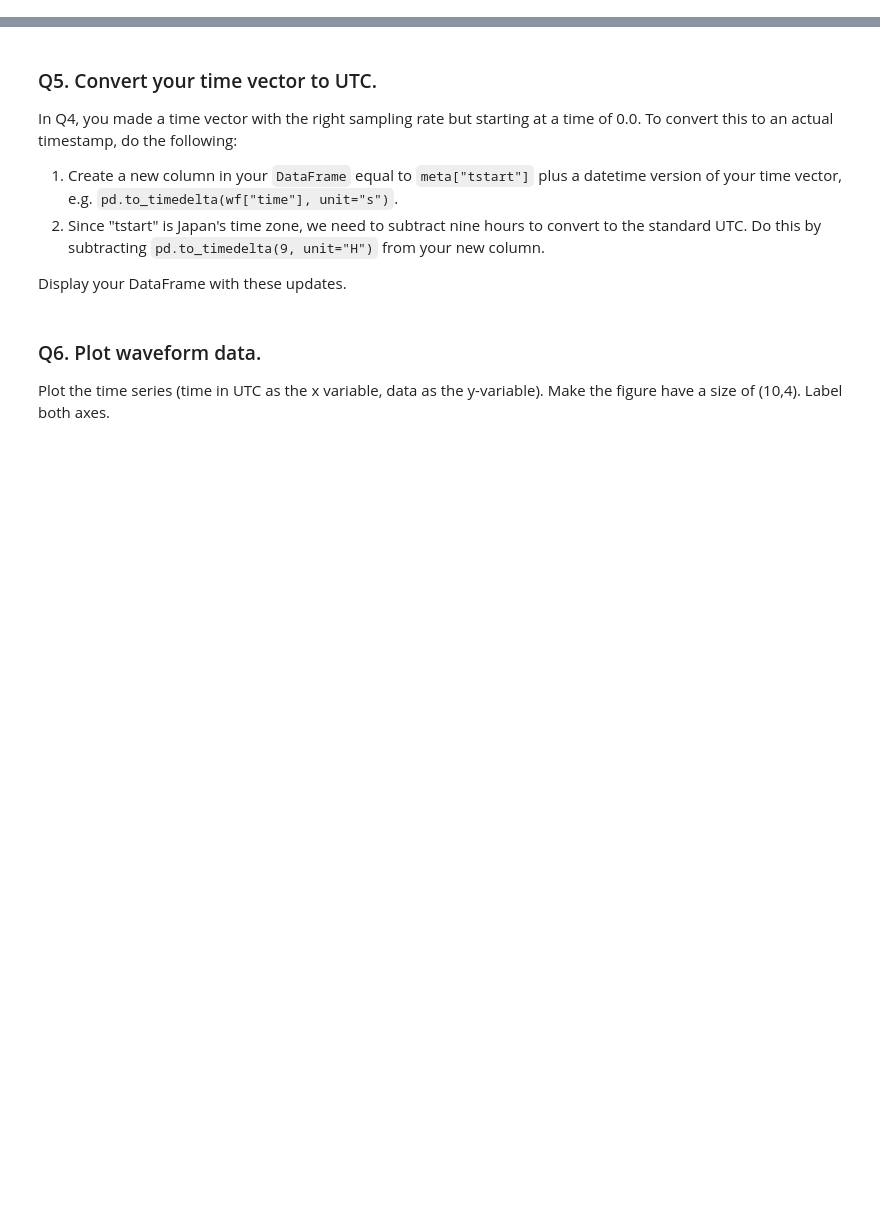
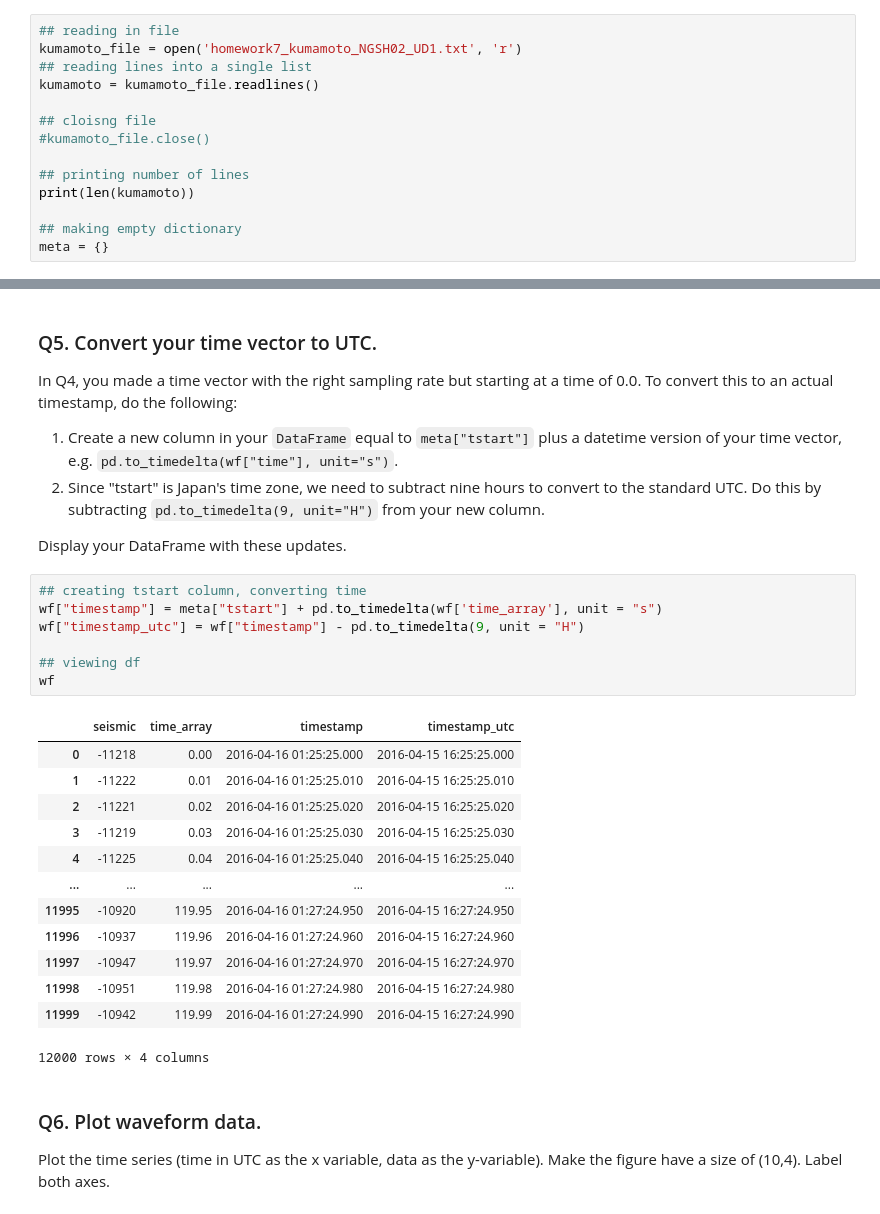
Before and after one commit to gshelor/GEOL679, a Jupyter notebook: Homework/HW7/GShelorHomework7_lectures_16-17.ipynb, the cells around one changed output, grey strips where cells are left out. Drawn from its saved outputs; the diff is of its cells as text; blank space fills up the shorter version.

```diff
--- a/Homework/HW7/GShelorHomework7_lectures_16-17.ipynb
+++ b/Homework/HW7/GShelorHomework7_lectures_16-17.ipynb
@@ -15,3 +19,17 @@ The file "homework7_kumamoto_NGSH02_UD1.txt" contains waveform information for t
 1. Read all the lines in the file into a single list.
 2. Print the total number of lines.
 3. Make a dictionary called "meta" (empty for now) that we will use to store "metadata" (auxiliary information / descriptive data about a dataset itself) for the waveform in subsequent problems.
+# %%
+## reading in file
+kumamoto_file = open('homework7_kumamoto_NGSH02_UD1.txt', 'r')
+## reading lines into a single list
+kumamoto = kumamoto_file.readlines()
+
+## cloisng file
+#kumamoto_file.close()
+
+## printing number of lines
+print(len(kumamoto))
+
+## making empty dictionary
+meta = {}
@@ -57,6 +146,27 @@ In Q4, you made a time vector with the right sampling rate but starting at a tim
 2. Since "tstart" is Japan's time zone, we need to subtract nine hours to convert to the standard UTC. Do this by subtracting `pd.to_timedelta(9, unit="H")` from your new column.
 
 Display your DataFrame with these updates.
+# %%
+## creating tstart column, converting time
+wf["timestamp"] = meta["tstart"] + pd.to_timedelta(wf['time_array'], unit = "s")
+wf["timestamp_utc"] = wf["timestamp"] - pd.to_timedelta(9, unit = "H")
+
+## viewing df
+wf
+# %% [output]
+|  | seismic | time_array | timestamp | timestamp_utc |
+| 0 | -11218 | 0.00 | 2016-04-16 01:25:25.000 | 2016-04-15 16:25:25.000 |
+| 1 | -11222 | 0.01 | 2016-04-16 01:25:25.010 | 2016-04-15 16:25:25.010 |
+| 2 | -11221 | 0.02 | 2016-04-16 01:25:25.020 | 2016-04-15 16:25:25.020 |
+| 3 | -11219 | 0.03 | 2016-04-16 01:25:25.030 | 2016-04-15 16:25:25.030 |
+| 4 | -11225 | 0.04 | 2016-04-16 01:25:25.040 | 2016-04-15 16:25:25.040 |
+| ... | ... | ... | ... | ... |
+| 11995 | -10920 | 119.95 | 2016-04-16 01:27:24.950 | 2016-04-15 16:27:24.950 |
+| 11996 | -10937 | 119.96 | 2016-04-16 01:27:24.960 | 2016-04-15 16:27:24.960 |
+| 11997 | -10947 | 119.97 | 2016-04-16 01:27:24.970 | 2016-04-15 16:27:24.970 |
+| 11998 | -10951 | 119.98 | 2016-04-16 01:27:24.980 | 2016-04-15 16:27:24.980 |
+| 11999 | -10942 | 119.99 | 2016-04-16 01:27:24.990 | 2016-04-15 16:27:24.990 |
+12000 rows × 4 columns
 # %% [markdown]
 ### Q6. Plot waveform data.
 
```
Also changed, not shown: parts of 10 cells of this notebook, 2 other files.
